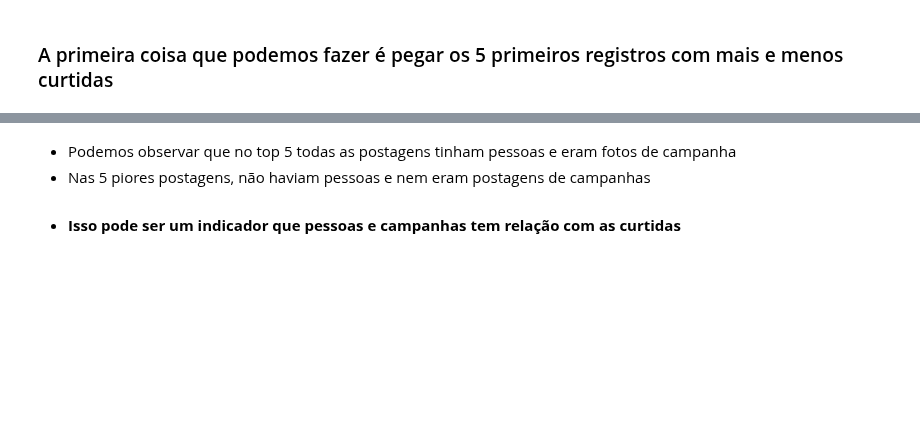
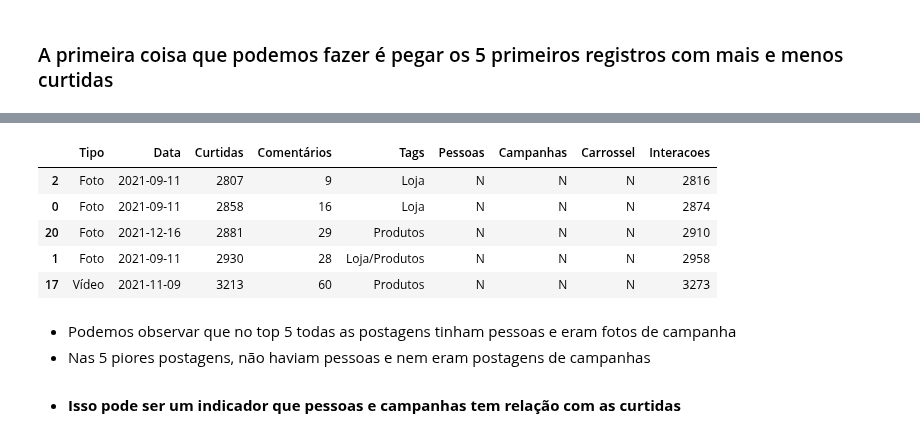
Before and after one commit to jpp000/projeto-analise-de-dados-instagram, a Jupyter notebook: Analisando o engajamento do Instagram - Arquivo Inicial-2.ipynb, the cells around one changed output, grey strips where cells are left out. Saved outputs shown, nothing was run; the diff lists cells and outputs as text; code cells hidden in the pictures; blank space fills up the shorter version.

```diff
--- a/Analisando o engajamento do Instagram - Arquivo Inicial-2.ipynb
+++ b/Analisando o engajamento do Instagram - Arquivo Inicial-2.ipynb
@@ -83,5 +151,6 @@ base.tail()
 # %%
 # Agora vamos atribuir o valor N para essa coluna
+base.loc[carrossel.isnull(), "Carrossel"] = 'N'
 # %% [markdown]
 **Verificando novamente os valores de Carrossel:**
 # %%
@@ -113,5 +203,13 @@ base.sort_values(by="Curtidas",ascending=False).head()
 # %%
 # Selecionando os 5 últimos valores
+base.sort_values(by="Curtidas",ascending=True).head()
+# %% [output]
+|  | Tipo | Data | Curtidas | Comentários | Tags | Pessoas | Campanhas | Carrossel | Interacoes |
+| 2 | Foto | 2021-09-11 | 2807 | 9 | Loja | N | N | N | 2816 |
+| 0 | Foto | 2021-09-11 | 2858 | 16 | Loja | N | N | N | 2874 |
+| 20 | Foto | 2021-12-16 | 2881 | 29 | Produtos | N | N | N | 2910 |
+| 1 | Foto | 2021-09-11 | 2930 | 28 | Loja/Produtos | N | N | N | 2958 |
+| 17 | Vídeo | 2021-11-09 | 3213 | 60 | Produtos | N | N | N | 3273 |
 # %% [markdown]
 - Podemos observar que no top 5 todas as postagens tinham pessoas e eram fotos de campanha
 - Nas 5 piores postagens, não haviam pessoas e nem eram postagens de campanhas
```
Also changed, not shown: parts of 16 cells of this notebook.
